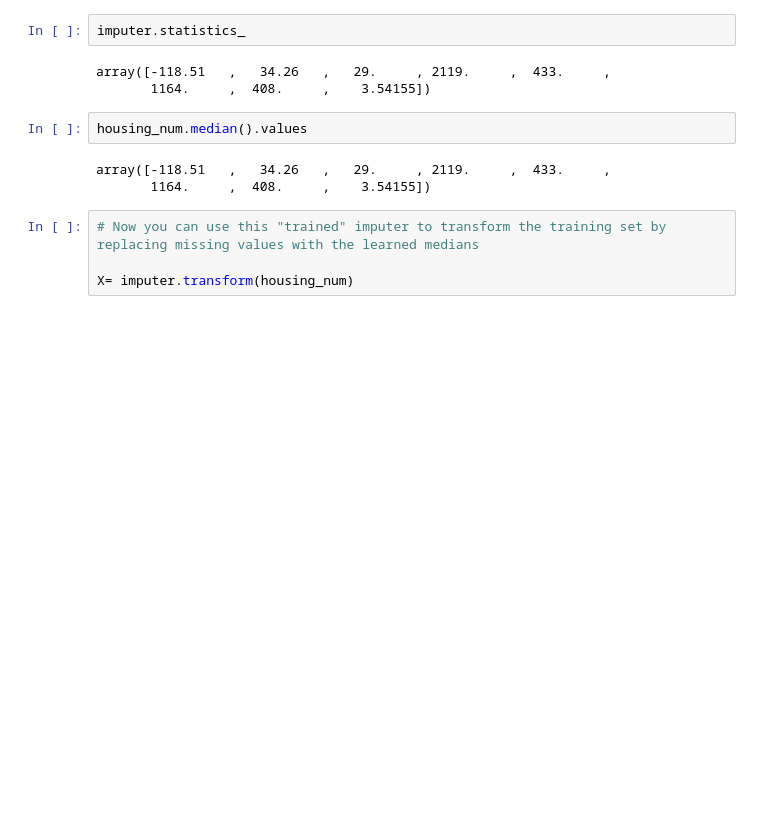
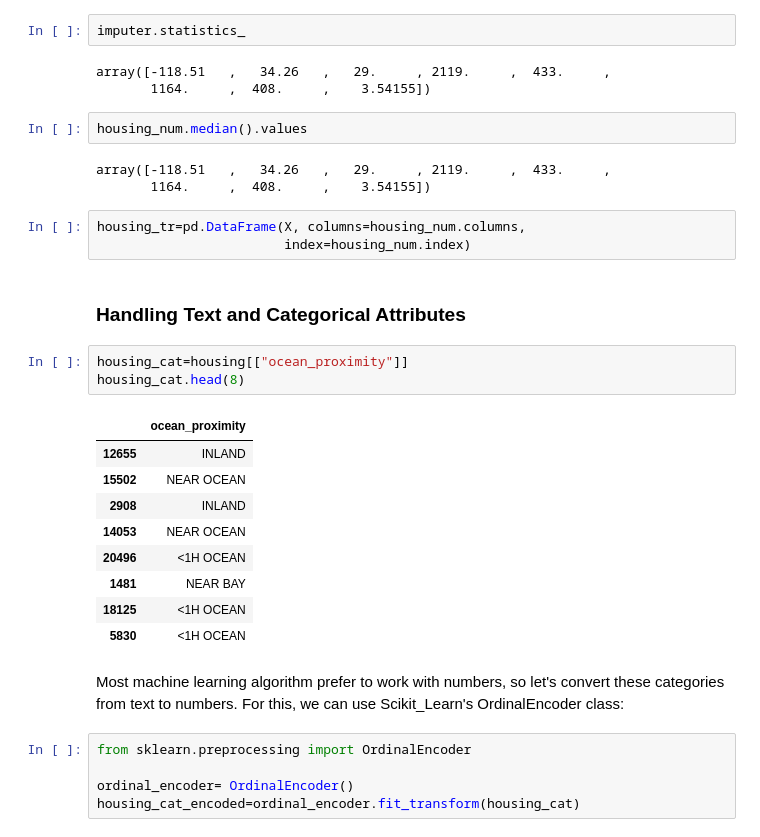
Before and after one commit to Amahianjoshua/hands-on-ml, a Jupyter notebook: End_to_end_project.ipynb, the cells around one changed output. Drawn from its saved outputs; the diff is of its cells as text; blank space fills up the shorter version.

```diff
--- a/End_to_end_project.ipynb
+++ b/End_to_end_project.ipynb
@@ -300,6 +300,27 @@ housing_num.median().values
 array([-118.51   ,   34.26   ,   29.     , 2119.     ,  433.     ,
        1164.     ,  408.     ,    3.54155])
 # %%
-# Now you can use this "trained" imputer to transform the training set by replacing missing values with the learned medians
-
-X= imputer.transform(housing_num)
+housing_tr=pd.DataFrame(X, columns=housing_num.columns,
+                        index=housing_num.index)
+# %% [markdown]
+### Handling Text and Categorical Attributes
+# %%
+housing_cat=housing[["ocean_proximity"]]
+housing_cat.head(8)
+# %% [output]
+|  | ocean_proximity |
+| 12655 | INLAND |
+| 15502 | NEAR OCEAN |
+| 2908 | INLAND |
+| 14053 | NEAR OCEAN |
+| 20496 | <1H OCEAN |
+| 1481 | NEAR BAY |
+| 18125 | <1H OCEAN |
+| 5830 | <1H OCEAN |
+# %% [markdown]
+Most machine learning algorithm prefer to work with numbers, so let's convert these categories from text to numbers. For this, we can use Scikit_Learn's OrdinalEncoder class:
+# %%
+from sklearn.preprocessing import OrdinalEncoder
+
+ordinal_encoder= OrdinalEncoder()
+housing_cat_encoded=ordinal_encoder.fit_transform(housing_cat)
```
Also changed, not shown: parts of 12 cells of this notebook.
